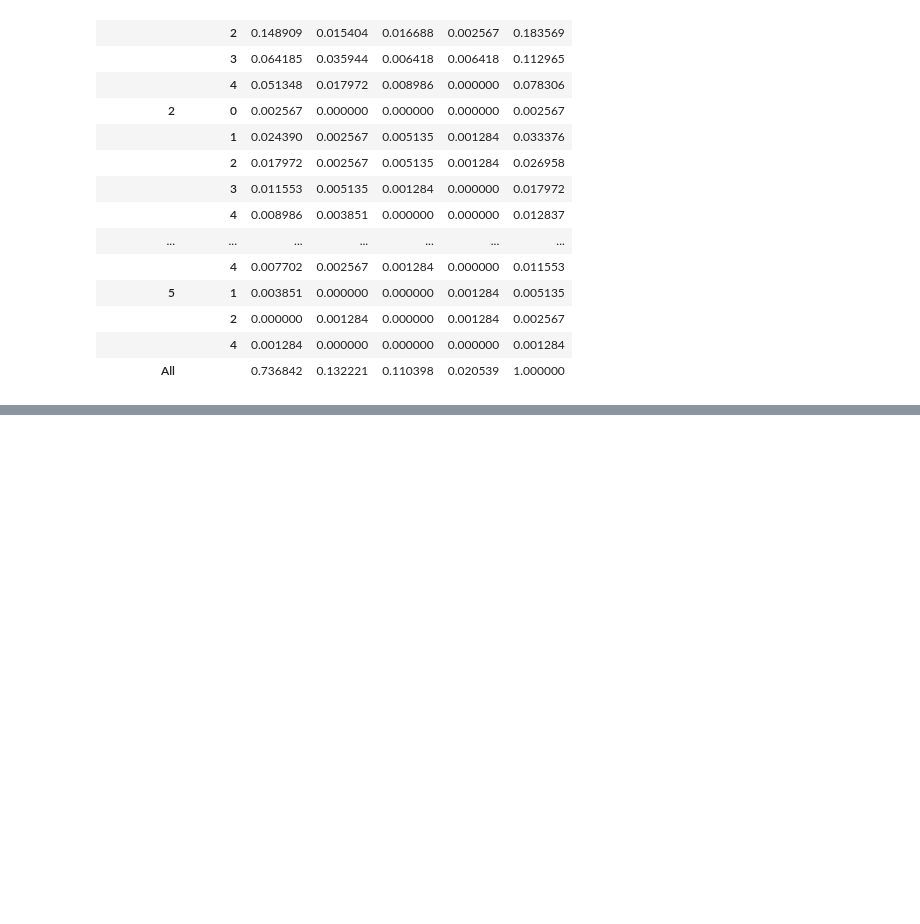
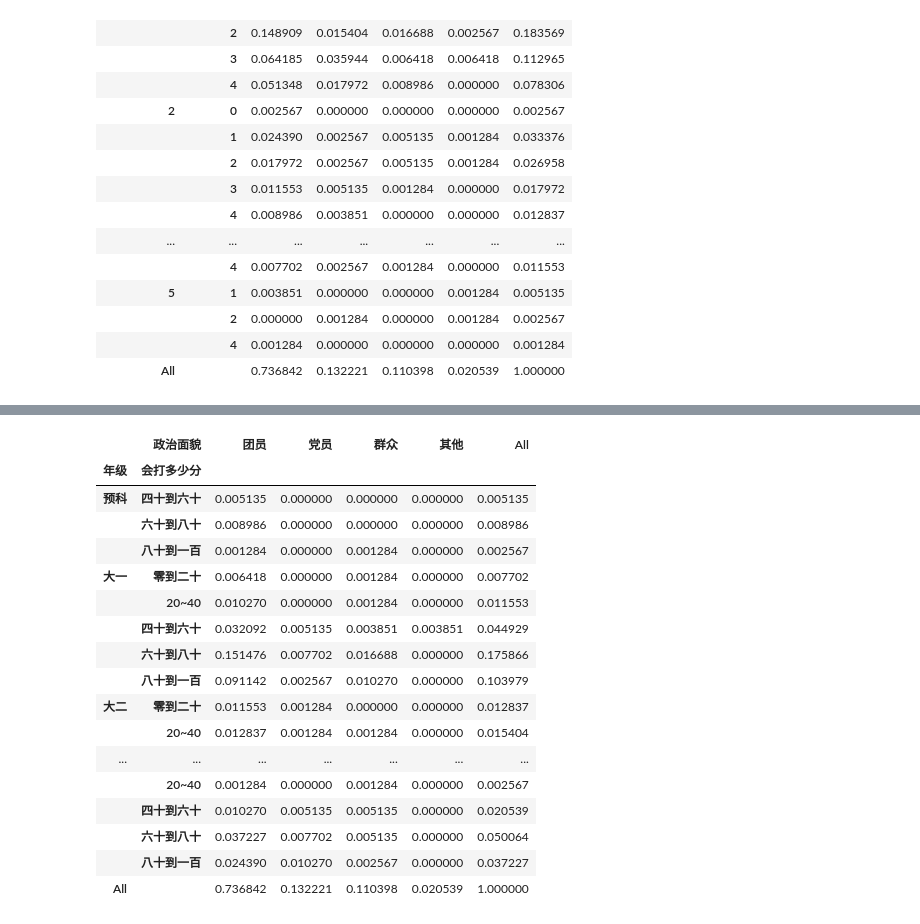
Before and after one commit to Xuyanli-Hub/xuyanli, a Jupyter notebook: output/16-多变量统计分析.ipynb, the cells around one changed output, grey strips where cells are left out. Drawn from its saved outputs; the diff is of its cells as text; code cells hidden in the pictures; blank space fills up the shorter version.

```diff
--- a/output/16-多变量统计分析.ipynb
+++ b/output/16-多变量统计分析.ipynb
@@ -179,3 +179,6 @@ cross_tab
 import plotly.express as px
 fig = px.pie(df_specific_grade,names="政治面貌")
 fig.show()
+# %%
+数据表 = mytools.读取SPSS数据文件(R'C:\Users\86181\Desktop\xuyanli\data\国家认同数据清理后.sav',True)
+数据表.columns
@@ -181,0 +194,26 @@ fig.show()
+# %%
+# 创建民族、年级和政治面貌的交互表
+cross_tab = pd.crosstab(index=[数据表['年级'], 数据表['会打多少分']],
+                        columns=数据表['政治面貌'],
+                        margins=True, normalize=True)  # All 行和列的总和
+
+cross_tab
+# %% [output]
+|  | 政治面貌 | 团员 | 党员 | 群众 | 其他 | All |
+| 年级 | 会打多少分 |  |  |  |  |  |
+| 预科 | 四十到六十 | 0.005135 | 0.000000 | 0.000000 | 0.000000 | 0.005135 |
+|  | 六十到八十 | 0.008986 | 0.000000 | 0.000000 | 0.000000 | 0.008986 |
+|  | 八十到一百 | 0.001284 | 0.000000 | 0.001284 | 0.000000 | 0.002567 |
+| 大一 | 零到二十 | 0.006418 | 0.000000 | 0.001284 | 0.000000 | 0.007702 |
+|  | 20~40 | 0.010270 | 0.000000 | 0.001284 | 0.000000 | 0.011553 |
+|  | 四十到六十 | 0.032092 | 0.005135 | 0.003851 | 0.003851 | 0.044929 |
+|  | 六十到八十 | 0.151476 | 0.007702 | 0.016688 | 0.000000 | 0.175866 |
+|  | 八十到一百 | 0.091142 | 0.002567 | 0.010270 | 0.000000 | 0.103979 |
+| 大二 | 零到二十 | 0.011553 | 0.001284 | 0.000000 | 0.000000 | 0.012837 |
+|  | 20~40 | 0.012837 | 0.001284 | 0.001284 | 0.000000 | 0.015404 |
+| ... | ... | ... | ... | ... | ... | ... |
+|  | 20~40 | 0.001284 | 0.000000 | 0.001284 | 0.000000 | 0.002567 |
+|  | 四十到六十 | 0.010270 | 0.005135 | 0.005135 | 0.000000 | 0.020539 |
+|  | 六十到八十 | 0.037227 | 0.007702 | 0.005135 | 0.000000 | 0.050064 |
+|  | 八十到一百 | 0.024390 | 0.010270 | 0.002567 | 0.000000 | 0.037227 |
+| All |  | 0.736842 | 0.132221 | 0.110398 | 0.020539 | 1.000000 |
```
Also changed, not shown: parts of 2 cells of this notebook, 5 other files.
